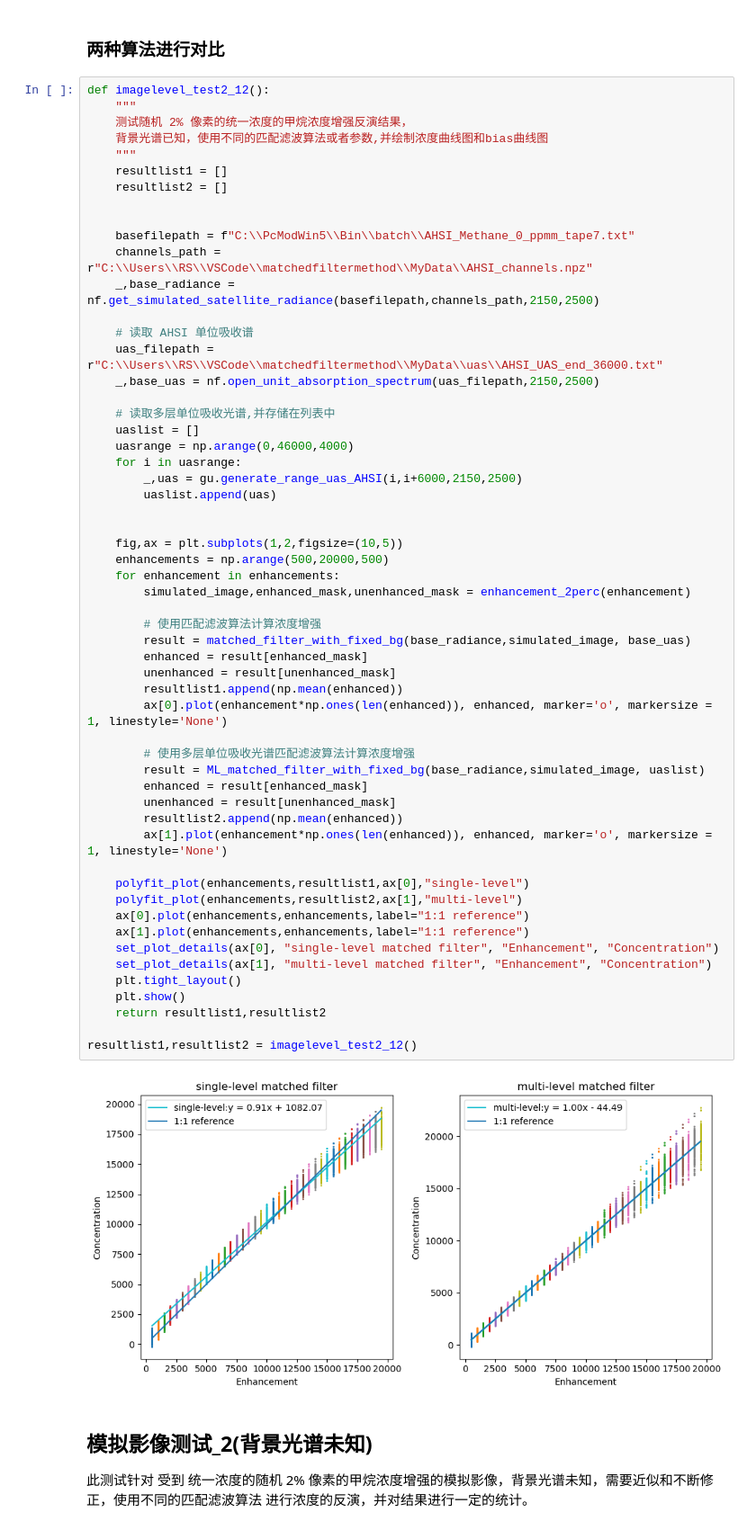
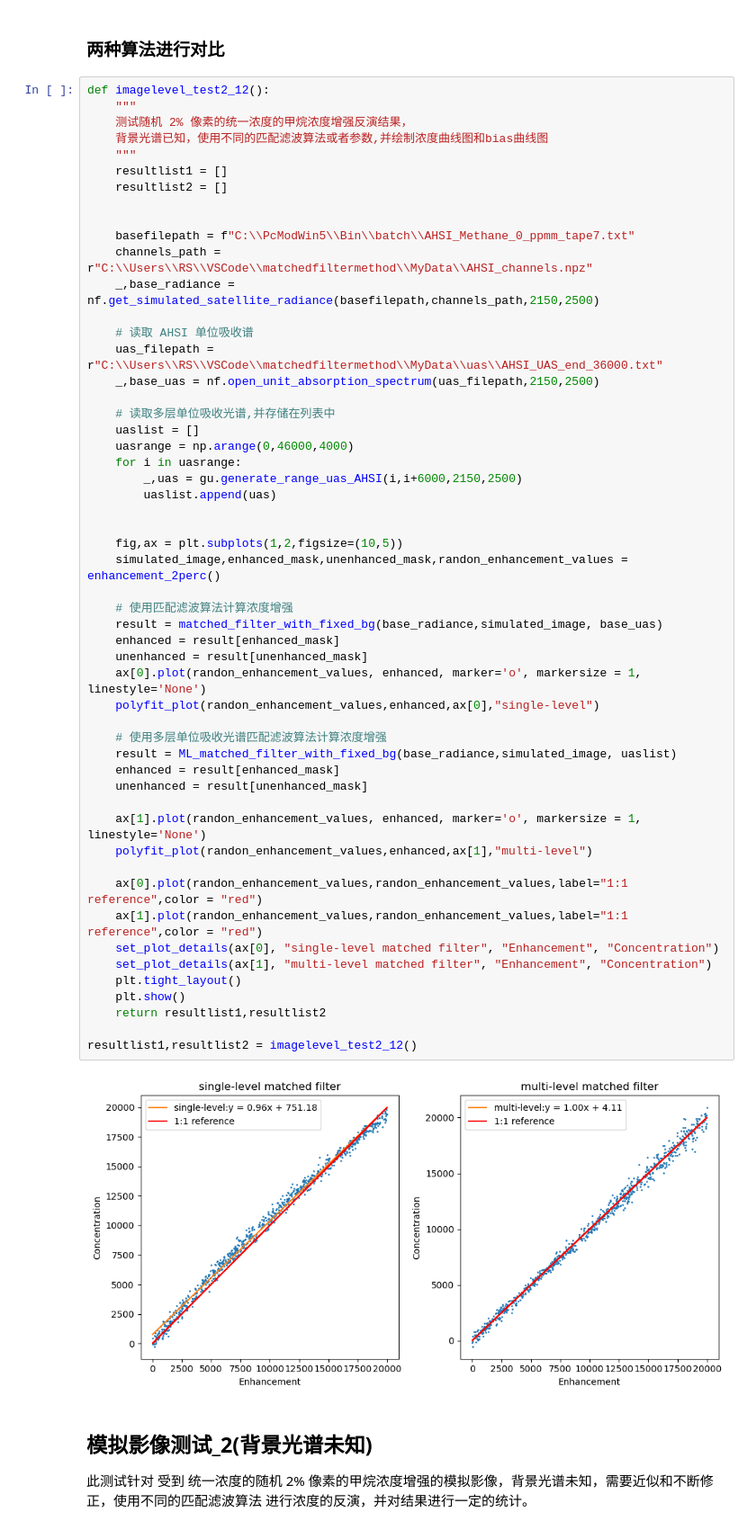
Before and after one commit to Emeric53/MF, a Jupyter notebook: MatchedFilter/algorithm_modification.ipynb, the cells around one changed output. Shown at 90% size. Saved outputs shown, nothing was run; the diff lists cells and outputs as text.

```diff
--- a/MatchedFilter/algorithm_modification.ipynb
+++ b/MatchedFilter/algorithm_modification.ipynb
@@ -1192,53 +1215,50 @@ def imagelevel_test2_12():
 
 
     basefilepath = f"C:\\PcModWin5\\Bin\\batch\\AHSI_Methane_0_ppmm_tape7.txt"
     channels_path = r"C:\\Users\\RS\\VSCode\\matchedfiltermethod\\MyData\\AHSI_channels.npz"
     _,base_radiance = nf.get_simulated_satellite_radiance(basefilepath,channels_path,2150,2500)
 
     # 读取 AHSI 单位吸收谱
     uas_filepath = r"C:\\Users\\RS\\VSCode\\matchedfiltermethod\\MyData\\uas\\AHSI_UAS_end_36000.txt"
     _,base_uas = nf.open_unit_absorption_spectrum(uas_filepath,2150,2500)
 
     # 读取多层单位吸收光谱,并存储在列表中
     uaslist = []
     uasrange = np.arange(0,46000,4000)
     for i in uasrange:
         _,uas = gu.generate_range_uas_AHSI(i,i+6000,2150,2500)
         uaslist.append(uas)
 
 
     fig,ax = plt.subplots(1,2,figsize=(10,5))
-    enhancements = np.arange(500,20000,500)
-    for enhancement in enhancements:
-        simulated_image,enhanced_mask,unenhanced_mask = enhancement_2perc(enhancement)
+    simulated_image,enhanced_mask,unenhanced_mask,randon_enhancement_values = enhancement_2perc()
 
-        # 使用匹配滤波算法计算浓度增强
-        result = matched_filter_with_fixed_bg(base_radiance,simulated_image, base_uas)
-        enhanced = result[enhanced_mask]
-        unenhanced = result[unenhanced_mask]
-        resultlist1.append(np.mean(enhanced))
-        ax[0].plot(enhancement*np.ones(len(enhanced)), enhanced, marker='o', markersize = 1, linestyle='None')
+    # 使用匹配滤波算法计算浓度增强
+    result = matched_filter_with_fixed_bg(base_radiance,simulated_image, base_uas)
+    enhanced = result[enhanced_mask]
+    unenhanced = result[unenhanced_mask]
+    ax[0].plot(randon_enhancement_values, enhanced, marker='o', markersize = 1, linestyle='None')
+    polyfit_plot(randon_enhancement_values,enhanced,ax[0],"single-level")
 
-        # 使用多层单位吸收光谱匹配滤波算法计算浓度增强
-        result = ML_matched_filter_with_fixed_bg(base_radiance,simulated_image, uaslist)
-        enhanced = result[enhanced_mask]
-        unenhanced = result[unenhanced_mask]
-        resultlist2.append(np.mean(enhanced))
-        ax[1].plot(enhancement*np.ones(len(enhanced)), enhanced, marker='o', markersize = 1, linestyle='None')
+    # 使用多层单位吸收光谱匹配滤波算法计算浓度增强
+    result = ML_matched_filter_with_fixed_bg(base_radiance,simulated_image, uaslist)
+    enhanced = result[enhanced_mask]
+    unenhanced = result[unenhanced_mask]
 
-    polyfit_plot(enhancements,resultlist1,ax[0],"single-level")
-    polyfit_plot(enhancements,resultlist2,ax[1],"multi-level")
-    ax[0].plot(enhancements,enhancements,label="1:1 reference")
-    ax[1].plot(enhancements,enhancements,label="1:1 reference")
+    ax[1].plot(randon_enhancement_values, enhanced, marker='o', markersize = 1, linestyle='None')
+    polyfit_plot(randon_enhancement_values,enhanced,ax[1],"multi-level")
+
+    ax[0].plot(randon_enhancement_values,randon_enhancement_values,label="1:1 reference",color = "red")
+    ax[1].plot(randon_enhancement_values,randon_enhancement_values,label="1:1 reference",color = "red")
     set_plot_details(ax[0], "single-level matched filter", "Enhancement", "Concentration")
     set_plot_details(ax[1], "multi-level matched filter", "Enhancement", "Concentration")
     plt.tight_layout()
     plt.show()
     return resultlist1,resultlist2
 
 resultlist1,resultlist2 = imagelevel_test2_12()
 # %% [output]
-[figure, old version]
+[figure, new version]
 # %% [markdown]
 ## 模拟影像测试_2(背景光谱未知)
 此测试针对 受到 统一浓度的随机 2% 像素的甲烷浓度增强的模拟影像，背景光谱未知，需要近似和不断修正，使用不同的匹配滤波算法
```
Also changed, not shown: parts of 8 cells of this notebook.
